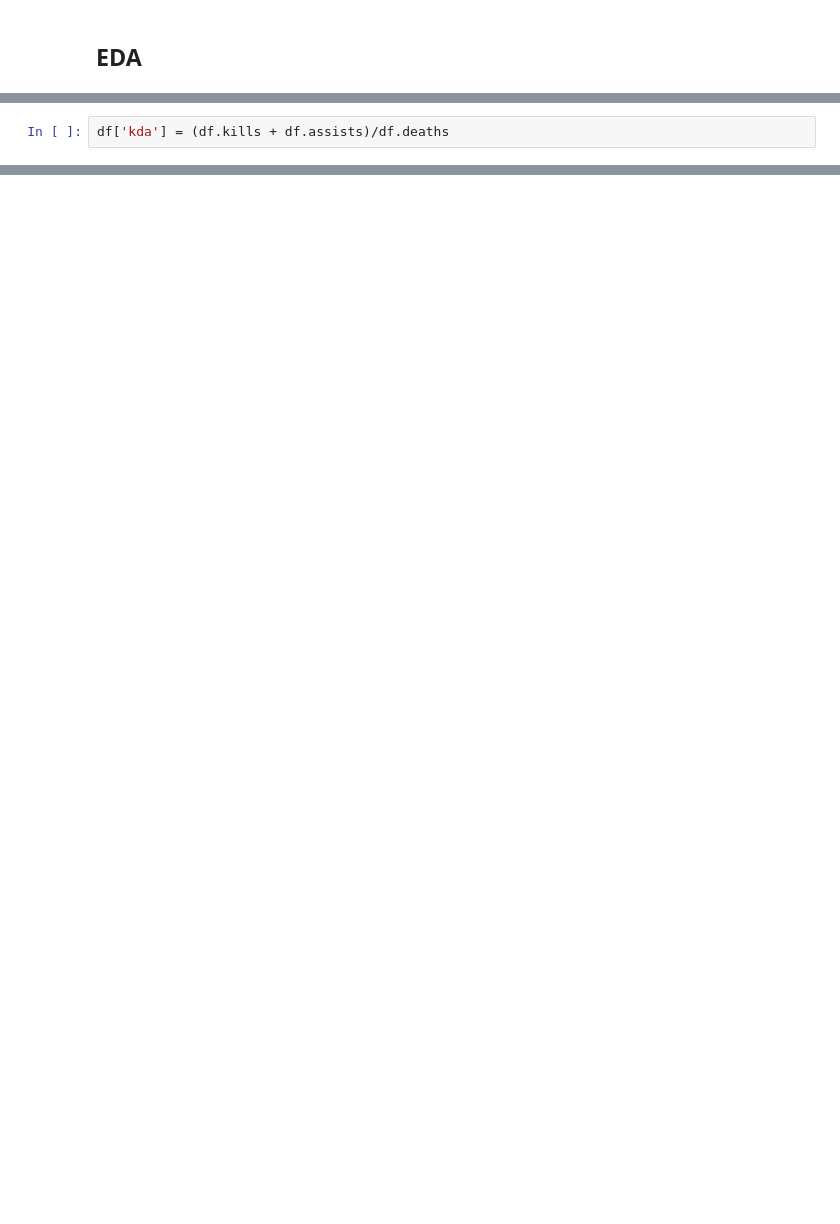
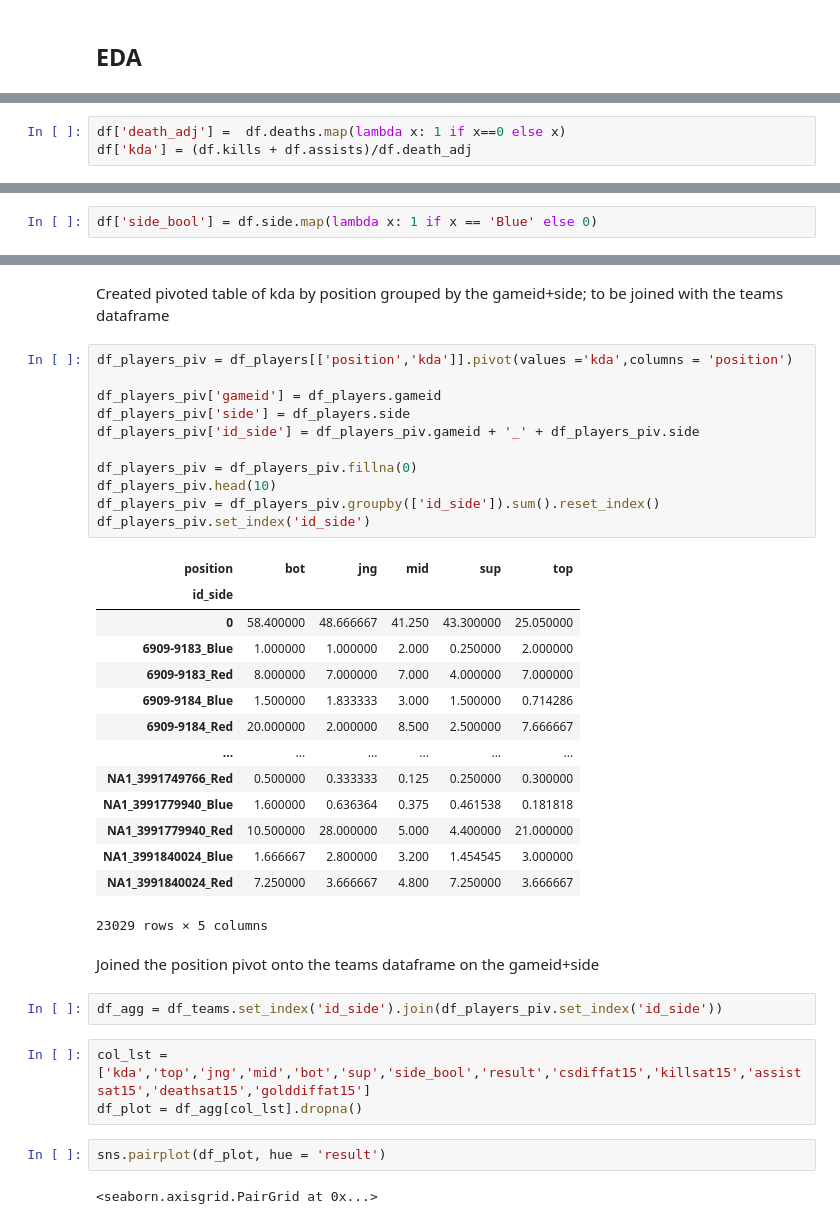
Before and after one commit to maneaterrbug/league_logistic_regression, a Jupyter notebook: code/eda_code.ipynb, the cells around one changed output, grey strips where cells are left out. Drawn from its saved outputs; the diff is of its cells as text; blank space fills up the shorter version.

```diff
--- a/code/eda_code.ipynb
+++ b/code/eda_code.ipynb
@@ -21,2 +29,3 @@ df.head()
 # %%
-df['kda'] = (df.kills + df.assists)/df.deaths
+df['death_adj'] =  df.deaths.map(lambda x: 1 if x==0 else x)
+df['kda'] = (df.kills + df.assists)/df.death_adj
@@ -22,0 +34,2 @@ df['kda'] = (df.kills + df.assists)/df.deaths
+# %%
+df['side_bool'] = df.side.map(lambda x: 1 if x == 'Blue' else 0)
@@ -22,0 +46,39 @@ df['kda'] = (df.kills + df.assists)/df.deaths
+# %% [markdown]
+Created pivoted table of kda by position grouped by the gameid+side; to be joined with the teams dataframe
+# %%
+df_players_piv = df_players[['position','kda']].pivot(values ='kda',columns = 'position')
+
+df_players_piv['gameid'] = df_players.gameid
+df_players_piv['side'] = df_players.side
+df_players_piv['id_side'] = df_players_piv.gameid + '_' + df_players_piv.side
+
+df_players_piv = df_players_piv.fillna(0)
+df_players_piv.head(10)
+df_players_piv = df_players_piv.groupby(['id_side']).sum().reset_index()
+df_players_piv.set_index('id_side')
+# %% [output]
+| position | bot | jng | mid | sup | top |
+| id_side |  |  |  |  |  |
+| 0 | 58.400000 | 48.666667 | 41.250 | 43.300000 | 25.050000 |
+| 6909-9183_Blue | 1.000000 | 1.000000 | 2.000 | 0.250000 | 2.000000 |
+| 6909-9183_Red | 8.000000 | 7.000000 | 7.000 | 4.000000 | 7.000000 |
+| 6909-9184_Blue | 1.500000 | 1.833333 | 3.000 | 1.500000 | 0.714286 |
+| 6909-9184_Red | 20.000000 | 2.000000 | 8.500 | 2.500000 | 7.666667 |
+| ... | ... | ... | ... | ... | ... |
+| NA1_3991749766_Red | 0.500000 | 0.333333 | 0.125 | 0.250000 | 0.300000 |
+| NA1_3991779940_Blue | 1.600000 | 0.636364 | 0.375 | 0.461538 | 0.181818 |
+| NA1_3991779940_Red | 10.500000 | 28.000000 | 5.000 | 4.400000 | 21.000000 |
+| NA1_3991840024_Blue | 1.666667 | 2.800000 | 3.200 | 1.454545 | 3.000000 |
+| NA1_3991840024_Red | 7.250000 | 3.666667 | 4.800 | 7.250000 | 3.666667 |
+23029 rows × 5 columns
+# %% [markdown]
+Joined the position pivot onto the teams dataframe on the gameid+side
+# %%
+df_agg = df_teams.set_index('id_side').join(df_players_piv.set_index('id_side'))
+# %%
+col_lst = ['kda','top','jng','mid','bot','sup','side_bool','result','csdiffat15','killsat15','assistsat15','deathsat15','golddiffat15']
+df_plot = df_agg[col_lst].dropna()
+# %%
+sns.pairplot(df_plot, hue = 'result')
+# %% [output]
+<seaborn.axisgrid.PairGrid at 0x...>
```
Also changed, not shown: parts of 14 cells of this notebook, 5 other files.
